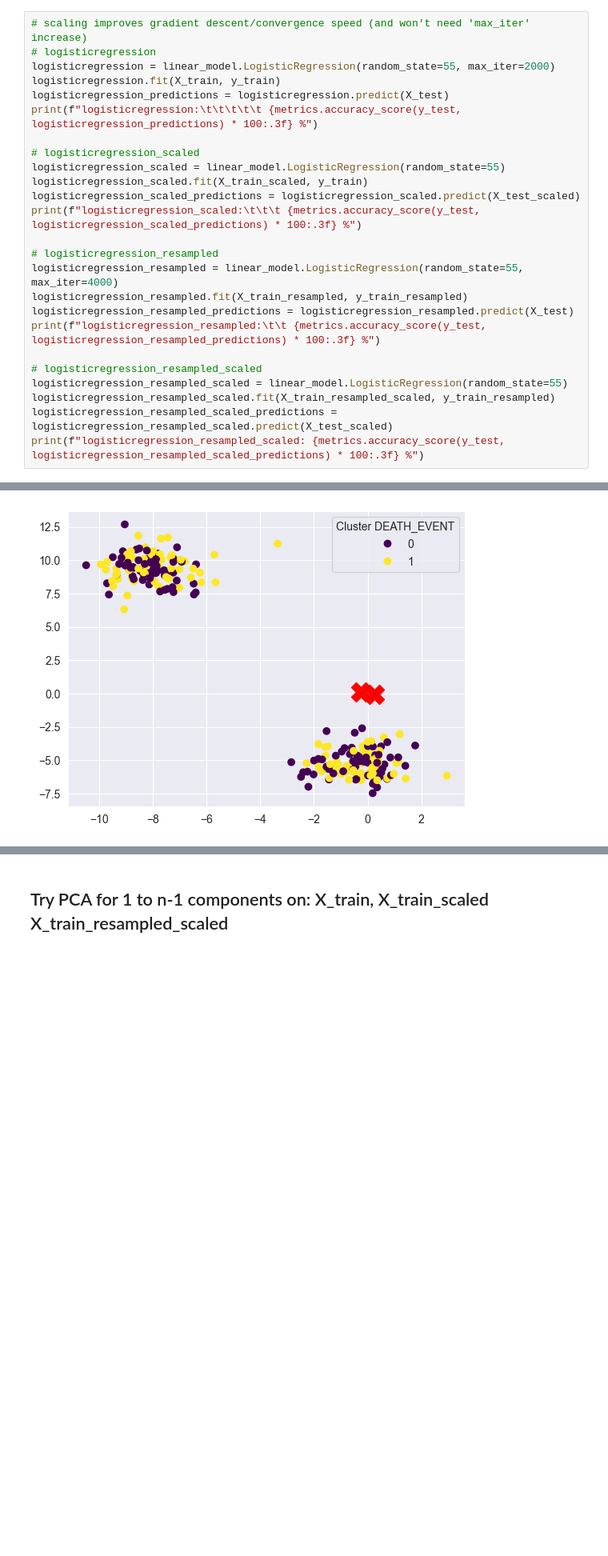
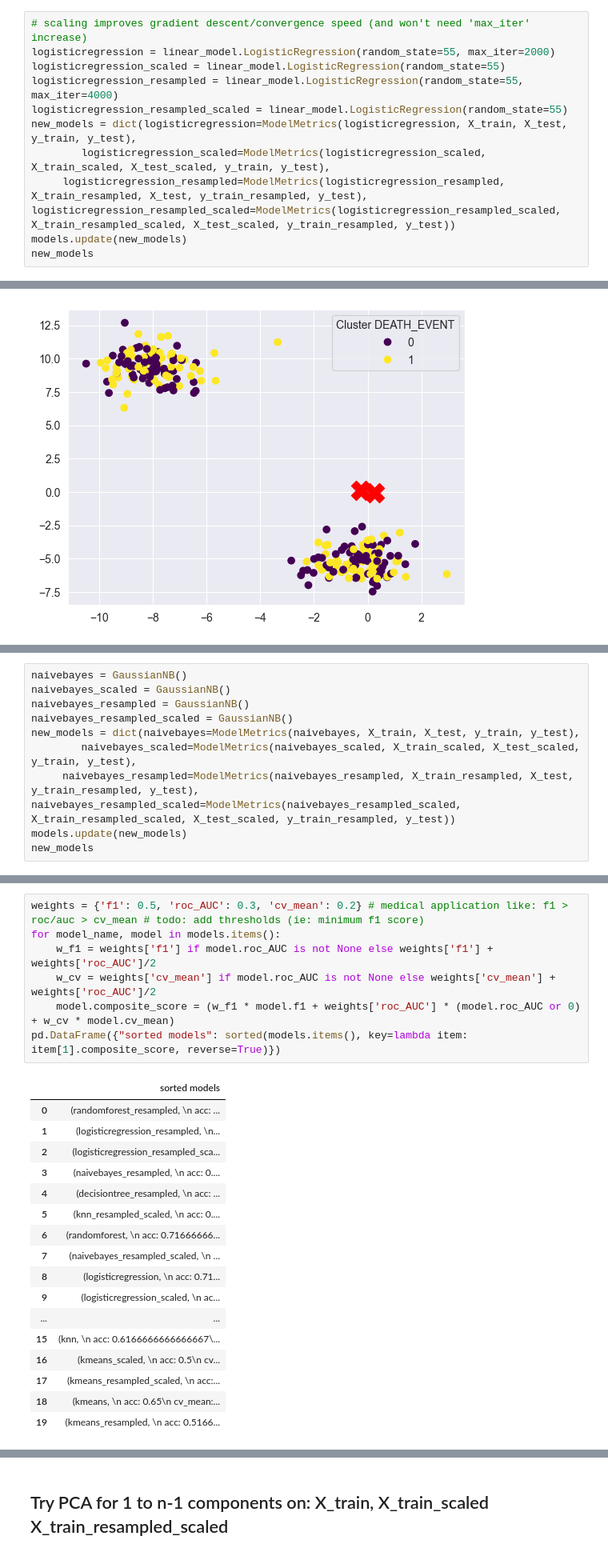
Before and after one commit to steventhestudent/CS4662_Project, a Jupyter notebook: Data Exploration.ipynb, the cells around one changed output, grey strips where cells are left out. Shown: that part at 80% size. Cells and saved outputs as stored; diff of their text form; blank space fills up the shorter version.

```diff
--- a/Data Exploration.ipynb
+++ b/Data Exploration.ipynb
@@ -351,27 +350,14 @@ Try traditional algorithms on: X_train, X_train_scaled, X_train_resampled, X_tra
 Logistic Regression
 # %%
 # scaling improves gradient descent/convergence speed (and won't need 'max_iter' increase)
-# logisticregression
 logisticregression = linear_model.LogisticRegression(random_state=55, max_iter=2000)
-logisticregression.fit(X_train, y_train)
-logisticregression_predictions = logisticregression.predict(X_test)
-print(f"logisticregression:\t\t\t\t\t {metrics.accuracy_score(y_test, logisticregression_predictions) * 100:.3f} %")
-
-# logisticregression_scaled
 logisticregression_scaled = linear_model.LogisticRegression(random_state=55)
-logisticregression_scaled.fit(X_train_scaled, y_train)
-logisticregression_scaled_predictions = logisticregression_scaled.predict(X_test_scaled)
-print(f"logisticregression_scaled:\t\t\t {metrics.accuracy_score(y_test, logisticregression_scaled_predictions) * 100:.3f} %")
-
-# logisticregression_resampled
 logisticregression_resampled = linear_model.LogisticRegression(random_state=55, max_iter=4000)
-logisticregression_resampled.fit(X_train_resampled, y_train_resampled)
-logisticregression_resampled_predictions = logisticregression_resampled.predict(X_test)
-print(f"logisticregression_resampled:\t\t {metrics.accuracy_score(y_test, logisticregression_resampled_predictions) * 100:.3f} %")
-
-# logisticregression_resampled_scaled
 logisticregression_resampled_scaled = linear_model.LogisticRegression(random_state=55)
-logisticregression_resampled_scaled.fit(X_train_resampled_scaled, y_train_resampled)
-logisticregression_resampled_scaled_predictions = logisticregression_resampled_scaled.predict(X_test_scaled)
-print(f"logisticregression_resampled_scaled: {metrics.accuracy_score(y_test, logisticregression_resampled_scaled_predictions) * 100:.3f} %")
+new_models = dict(logisticregression=ModelMetrics(logisticregression, X_train, X_test, y_train, y_test),
+        logisticregression_scaled=ModelMetrics(logisticregression_scaled, X_train_scaled, X_test_scaled, y_train, y_test),
+     logisticregression_resampled=ModelMetrics(logisticregression_resampled, X_train_resampled, X_test, y_train_resampled, y_test),
+logisticregression_resampled_scaled=ModelMetrics(logisticregression_resampled_scaled, X_train_resampled_scaled, X_test_scaled, y_train_resampled, y_test))
+models.update(new_models)
+new_models
 # %% [output]
@@ -464,0 +465,11 @@ naive-bayes?
+# %%
+naivebayes = GaussianNB()
+naivebayes_scaled = GaussianNB()
+naivebayes_resampled = GaussianNB()
+naivebayes_resampled_scaled = GaussianNB()
+new_models = dict(naivebayes=ModelMetrics(naivebayes, X_train, X_test, y_train, y_test),
+        naivebayes_scaled=ModelMetrics(naivebayes_scaled, X_train_scaled, X_test_scaled, y_train, y_test),
+     naivebayes_resampled=ModelMetrics(naivebayes_resampled, X_train_resampled, X_test, y_train_resampled, y_test),
+naivebayes_resampled_scaled=ModelMetrics(naivebayes_resampled_scaled, X_train_resampled_scaled, X_test_scaled, y_train_resampled, y_test))
+models.update(new_models)
+new_models
@@ -464,0 +499,25 @@ naive-bayes?
+# %%
+weights = {'f1': 0.5, 'roc_AUC': 0.3, 'cv_mean': 0.2} # medical application like: f1 > roc/auc > cv_mean # todo: add thresholds (ie: minimum f1 score)
+for model_name, model in models.items():
+    w_f1 = weights['f1'] if model.roc_AUC is not None else weights['f1'] + weights['roc_AUC']/2
+    w_cv = weights['cv_mean'] if model.roc_AUC is not None else weights['cv_mean'] + weights['roc_AUC']/2
+    model.composite_score = (w_f1 * model.f1 + weights['roc_AUC'] * (model.roc_AUC or 0) + w_cv * model.cv_mean)
+pd.DataFrame({"sorted models": sorted(models.items(), key=lambda item: item[1].composite_score, reverse=True)})
+# %% [output]
+|  | sorted models |
+| 0 | (randomforest_resampled, \n acc: ... |
+| 1 | (logisticregression_resampled, \n... |
+| 2 | (logisticregression_resampled_sca... |
+| 3 | (naivebayes_resampled, \n acc: 0.... |
+| 4 | (decisiontree_resampled, \n acc: ... |
+| 5 | (knn_resampled_scaled, \n acc: 0.... |
+| 6 | (randomforest, \n acc: 0.71666666... |
+| 7 | (naivebayes_resampled_scaled, \n ... |
+| 8 | (logisticregression, \n acc: 0.71... |
+| 9 | (logisticregression_scaled, \n ac... |
+| ... | ... |
+| 15 | (knn, \n acc: 0.6166666666666667\... |
+| 16 | (kmeans_scaled, \n acc: 0.5\n cv... |
+| 17 | (kmeans_resampled_scaled, \n acc:... |
+| 18 | (kmeans, \n acc: 0.65\n cv_mean:... |
+| 19 | (kmeans_resampled, \n acc: 0.5166... |
```
Also changed, not shown: parts of 19 cells of this notebook.
